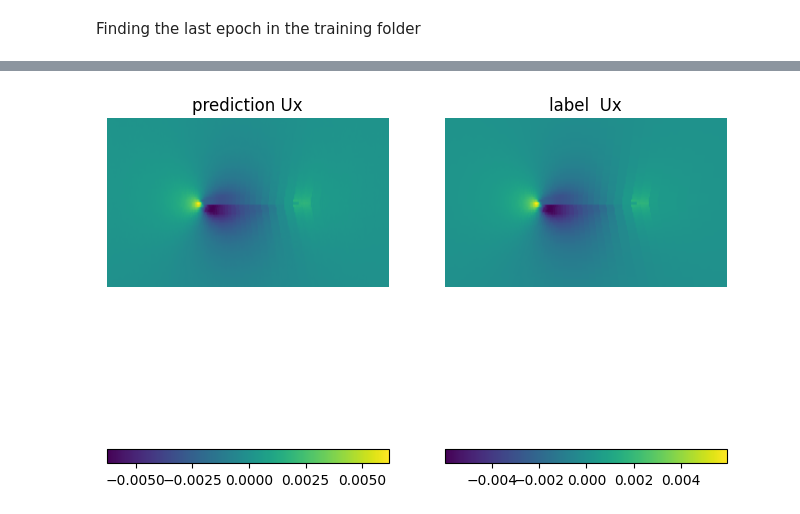
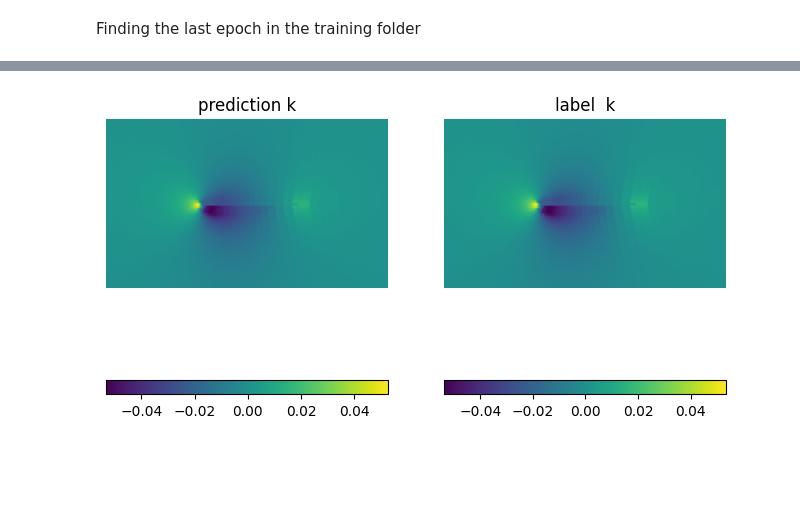
Before and after one commit to hmschlesi/CFDnet_plus, a Jupyter notebook: CFDnet+_no_preprocessing-p_only.ipynb, the cells around one changed output, grey strips where cells are left out. Saved outputs shown, nothing was run; the diff lists cells and outputs as text; code cells hidden in the pictures; blank space fills up the shorter version.

```diff
--- a/CFDnet+_no_preprocessing-p_only.ipynb
+++ b/CFDnet+_no_preprocessing-p_only.ipynb
@@ -109,0 +97,22 @@ plt.show()
+# %%
+
+n=1000
+fig = plt.figure(figsize=(8, 14))
+[a,b,c,d]=df.shape
+titles= ['p']
+
+for i in range(d):
+    fig.add_subplot(d, 2, i*2+1)
+    plt.imshow(df[n,:,:,i],extent=[xlim[0],xlim[1],ylim[0],ylim[1]])
+    plt.title('input ' +titles[i])
+    plt.axis('off')
+    plt.colorbar(location='bottom')
+
+    fig.add_subplot(d, 2, i*2+2)
+    plt.imshow(df_label[n,:,:,i],extent=[xlim[0],xlim[1],ylim[0],ylim[1]])
+    plt.title('label '+titles[i])
+    plt.axis('off')
+    plt.colorbar(location='bottom')
+    #print(i)
+
+plt.show()
@@ -125,3 +144,7 @@ np.save(model_path+'normal',normal)
+# %%
+p_max=np.max(abs(df[:,:,:,[0]]))
+#normal=[U_max].reshape(1,1,1,1)
+normal=p_max
 # %%
 contents=''
 for field in fields:
@@ -160,12 +189,12 @@ plt.show()
 # %%
 # Valid for input with four layers
 model = models.Sequential()
-model.add(layers.Conv2D(16,( 4,12), (2, 8), activation='tanh',padding="same", input_shape=(66,256, l)))
+model.add(layers.Conv2D(16,( 4,12), (2, 8), activation='tanh',padding="same", input_shape=(66,256, d)))
 model.add(layers.Conv2D(64,(6), (3, 4), activation='tanh',padding="same",))
 model.add(layers.Conv2D(256,(16,12), (11, 8), activation='tanh',padding="same",))
 model.add(layers.Conv2DTranspose(32,(14,10),(11,8), activation='tanh',padding="same"))
 model.add(layers.Conv2DTranspose(16,(6,8),(3,4), activation='tanh',padding="same"))
-model.add(layers.Conv2DTranspose(l,(4,16),(2,8), activation='linear', padding="same"))
+model.add(layers.Conv2DTranspose(d,(4,16),(2,8), activation='linear', padding="same"))
 # %%
 model.summary()
 # %% [output]
@@ -218,7 +247,7 @@ checkpoint = ModelCheckpoint(filepath=filepath,
                              mode='min')
 callbacks = [checkpoint]
 # %%
-history = model.fit(train_data, label_train, epochs=100,
+history = model.fit(train_data, label_train, epochs=50,
                     validation_data=(test_data, label_test),
                     batch_size=32,
                    callbacks=callbacks)
@@ -304,26 +333,27 @@ min: -0.05520366
 # %%
-n=23
-fig = plt.figure(figsize=(8, 14))
+n=40
+fig = plt.figure(figsize=(8, 8))
 [a,b,c,d]=test.shape
-titles= ['Ux','Uy','Uz','p']
+#titles= ['Ux','Uy','Uz','p']
+titles= ['k','omega','nut']
 
 for i in range(d):
     fig.add_subplot(d, 2, i*2+1)
     plt.imshow(test[n,:,:,i],extent=[xlim[0],xlim[1],ylim[0],ylim[1]])
     plt.title('prediction ' +titles[i])
     plt.axis('off')
     plt.colorbar(location='bottom')
 
     fig.add_subplot(d, 2, i*2+2)
     plt.imshow(label_test[n,:,:,i],extent=[xlim[0],xlim[1],ylim[0],ylim[1]])
     plt.title('label  '+titles[i])
     plt.axis('off')
     plt.colorbar(location='bottom')
     #print(i)
 
 plt.show()
 # %% [output]
-[figure, old version]
+[figure, new version]
 # %%
 [a,b,c,d]=test.shape
 fig = plt.figure(figsize=(12, 50))
```
Also changed, not shown: parts of 23 cells of this notebook, 37 other files.
